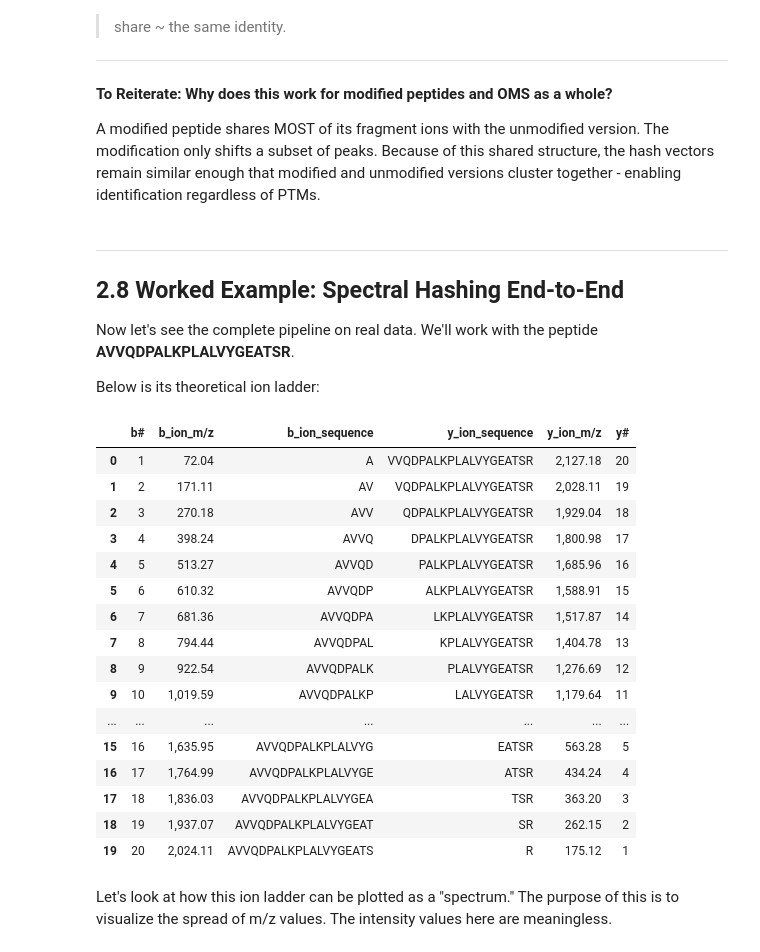
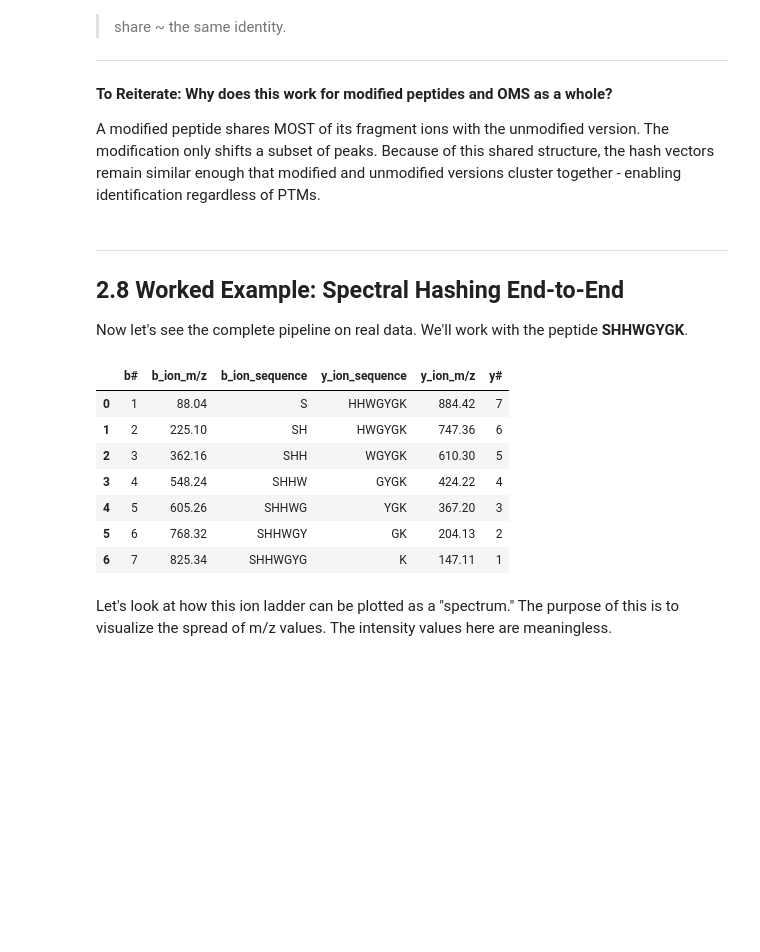
Before and after one commit to Alexander-Sol/MS_spectra_encoding, a Jupyter notebook: 02_Spectral_Hashing_and_OMS.ipynb, the cells around one changed output. Saved outputs shown, nothing was run; the diff lists cells and outputs as text; code cells hidden in the pictures; blank space fills up the shorter version.

Commit message:
Reworked the Worked Example to use peptide SSHHWGYGK from demo mzml file

```diff
--- a/02_Spectral_Hashing_and_OMS.ipynb
+++ b/02_Spectral_Hashing_and_OMS.ipynb
@@ -1048,28 +1048,17 @@ A modified peptide shares MOST of its fragment ions with the unmodified version.
 
 ## 2.8 Worked Example: Spectral Hashing End-to-End
 
-Now let's see the complete pipeline on real data. We'll work with the peptide **AVVQDPALKPLALVYGEATSR**.
-
-Below is its theoretical ion ladder:
+Now let's see the complete pipeline on real data. We'll work with the peptide **SHHWGYGK**.
 # %%
-make_ion_ladder('AVVQDPALKPLALVYGEATSR')
+make_ion_ladder('SHHWGYGK')
 # %% [output]
 |  | b# | b_ion_m/z | b_ion_sequence | y_ion_sequence | y_ion_m/z | y# |
-| 0 | 1 | 72.04 | A | VVQDPALKPLALVYGEATSR | 2,127.18 | 20 |
-| 1 | 2 | 171.11 | AV | VQDPALKPLALVYGEATSR | 2,028.11 | 19 |
-| 2 | 3 | 270.18 | AVV | QDPALKPLALVYGEATSR | 1,929.04 | 18 |
-| 3 | 4 | 398.24 | AVVQ | DPALKPLALVYGEATSR | 1,800.98 | 17 |
-| 4 | 5 | 513.27 | AVVQD | PALKPLALVYGEATSR | 1,685.96 | 16 |
-| 5 | 6 | 610.32 | AVVQDP | ALKPLALVYGEATSR | 1,588.91 | 15 |
-| 6 | 7 | 681.36 | AVVQDPA | LKPLALVYGEATSR | 1,517.87 | 14 |
-| 7 | 8 | 794.44 | AVVQDPAL | KPLALVYGEATSR | 1,404.78 | 13 |
-| 8 | 9 | 922.54 | AVVQDPALK | PLALVYGEATSR | 1,276.69 | 12 |
-| 9 | 10 | 1,019.59 | AVVQDPALKP | LALVYGEATSR | 1,179.64 | 11 |
-| ... | ... | ... | ... | ... | ... | ... |
-| 15 | 16 | 1,635.95 | AVVQDPALKPLALVYG | EATSR | 563.28 | 5 |
-| 16 | 17 | 1,764.99 | AVVQDPALKPLALVYGE | ATSR | 434.24 | 4 |
-| 17 | 18 | 1,836.03 | AVVQDPALKPLALVYGEA | TSR | 363.20 | 3 |
-| 18 | 19 | 1,937.07 | AVVQDPALKPLALVYGEAT | SR | 262.15 | 2 |
-| 19 | 20 | 2,024.11 | AVVQDPALKPLALVYGEATS | R | 175.12 | 1 |
+| 0 | 1 | 88.04 | S | HHWGYGK | 884.42 | 7 |
+| 1 | 2 | 225.10 | SH | HWGYGK | 747.36 | 6 |
+| 2 | 3 | 362.16 | SHH | WGYGK | 610.30 | 5 |
+| 3 | 4 | 548.24 | SHHW | GYGK | 424.22 | 4 |
+| 4 | 5 | 605.26 | SHHWG | YGK | 367.20 | 3 |
+| 5 | 6 | 768.32 | SHHWGY | GK | 204.13 | 2 |
+| 6 | 7 | 825.34 | SHHWGYG | K | 147.11 | 1 |
 # %% [markdown]
 Let's look at how this ion ladder can be plotted as a "spectrum." The purpose of this is to visualize the spread of m/z values. The intensity values here are meaningless.
```
Also changed, not shown: parts of 21 cells of this notebook, 4 other files.
